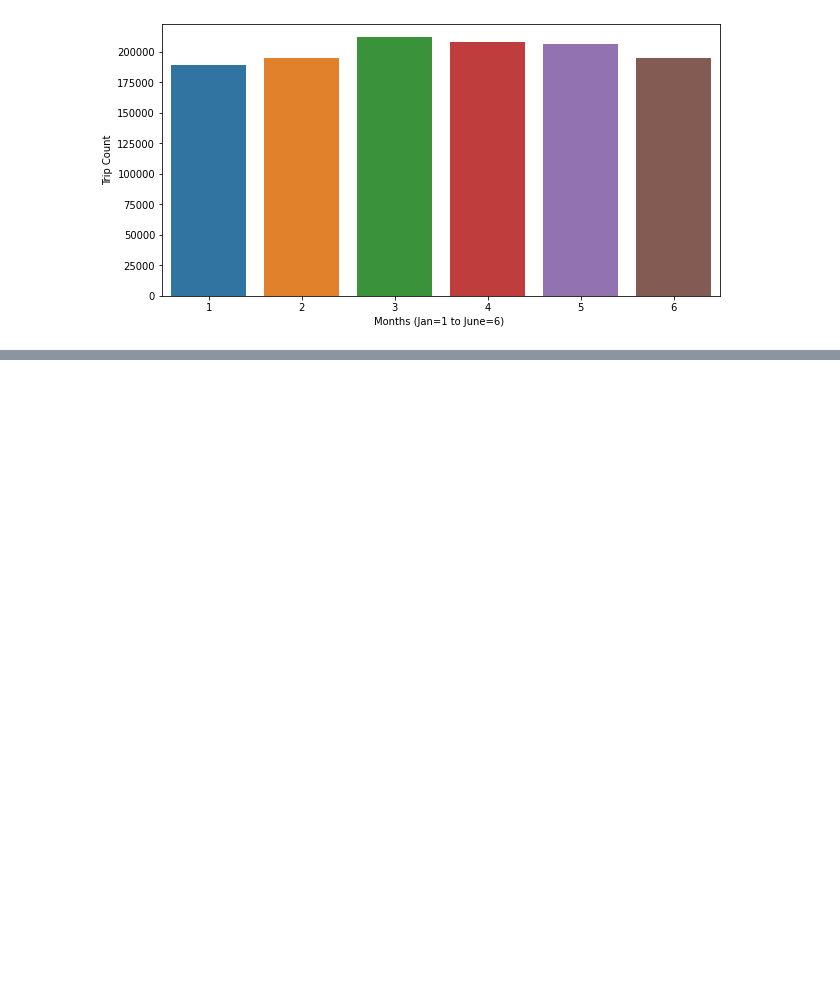
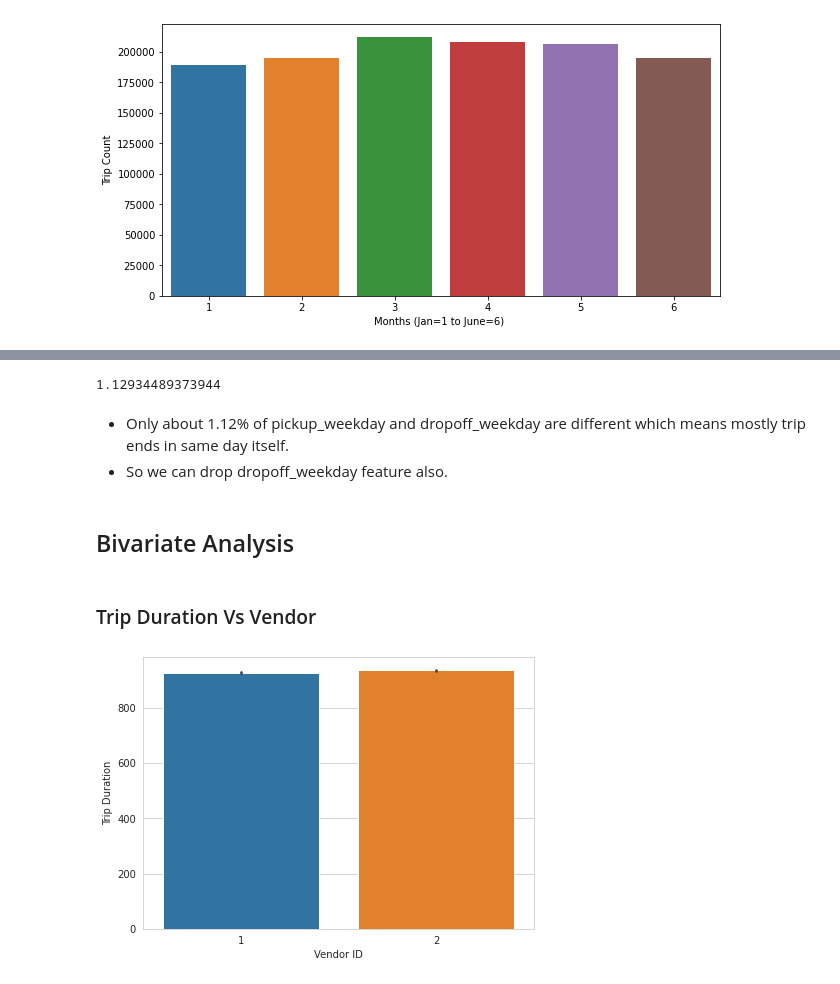
Before and after one commit to B-Murali-Krishna/NYC_Taxi_Trip_Time_Prediction--Capstone_Project, a Jupyter notebook: NYC_Taxi_Trip_Time_Prediction.ipynb, the cells around one changed output, grey strips where cells are left out. Drawn from its saved outputs; the diff is of its cells as text; code cells hidden in the pictures; blank space fills up the shorter version.

Commit message:
Bivariate ana;ysis half added

```diff
--- a/NYC_Taxi_Trip_Time_Prediction.ipynb
+++ b/NYC_Taxi_Trip_Time_Prediction.ipynb
@@ -516,0 +530,5 @@ plt.show()
+# %%
+df=data.copy()
+# %%
+df.drop(['id','pickup_longitude', 'pickup_latitude',
+       'dropoff_longitude', 'dropoff_latitude','pickup_datetime', 'dropoff_datetime'],axis=1,inplace=True)
@@ -516,0 +542,22 @@ plt.show()
+# %%
+len(df[df.pickup_weekday!=df.dropoff_weekday])/len(df)*100
+# %% [output]
+1.12934489373944
+# %% [markdown]
+* Only about 1.12% of pickup_weekday and dropoff_weekday are different which means mostly trip ends in same day itself.
+* So we can drop dropoff_weekday feature also.
+# %%
+df.drop('dropoff_weekday',axis=1,inplace=True)
+# %% [markdown]
+## Bivariate Analysis
+# %% [markdown]
+### Trip Duration Vs Vendor
+# %%
+sns.set_style(style='whitegrid')
+plt.figure(figsize = (7,5))
+sns.barplot(df.vendor_id,df.trip_duration)
+plt.xlabel('Vendor ID')
+plt.ylabel('Trip Duration')
+plt.show()
+# %% [output]
+[figure, added]
```
Also changed, not shown: parts of 25 cells of this notebook.
